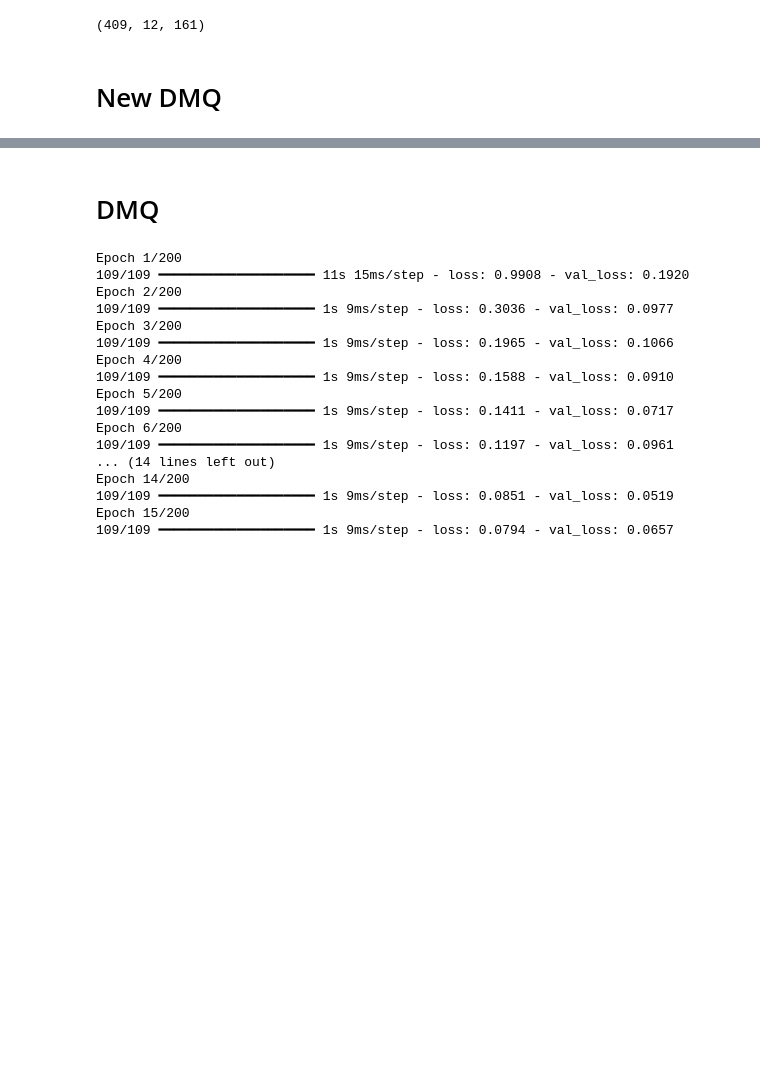
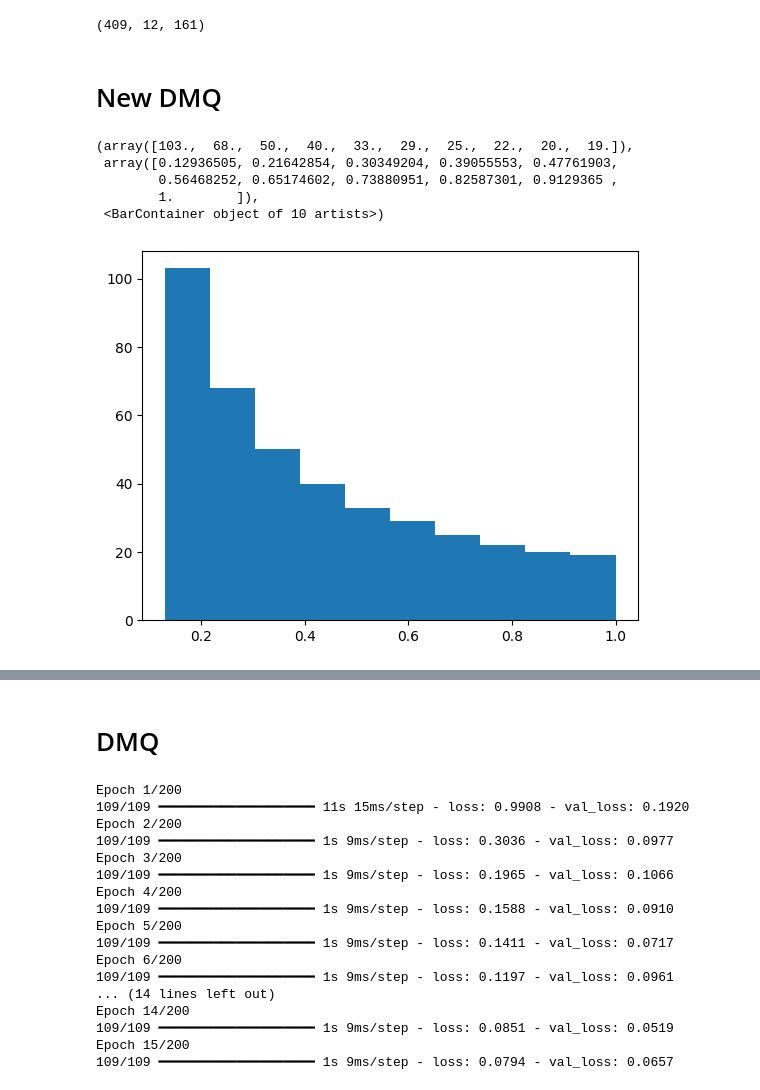
Before and after one commit to rproner1/MacroAtRisk, a Jupyter notebook: tuning.ipynb, the cells around one changed output, grey strips where cells are left out. Cells and saved outputs as stored; diff of their text form; code cells hidden in the pictures; blank space fills up the shorter version.

```diff
--- a/tuning.ipynb
+++ b/tuning.ipynb
@@ -382,6 +382,15 @@ X_train_rnn_full.shape
 (409, 12, 161)
 # %% [markdown]
 # New DMQ
+# %%
+plt.hist(sample_weight)
+# %% [output]
+(array([103.,  68.,  50.,  40.,  33.,  29.,  25.,  22.,  20.,  19.]),
+ array([0.12936505, 0.21642854, 0.30349204, 0.39055553, 0.47761903,
+        0.56468252, 0.65174602, 0.73880951, 0.82587301, 0.9129365 ,
+        1.        ]),
+ <BarContainer object of 10 artists>)
+[figure, added]
 # %%
 keras.utils.set_random_seed(1)
 
```
Also changed, not shown: parts of 3 cells of this notebook.
